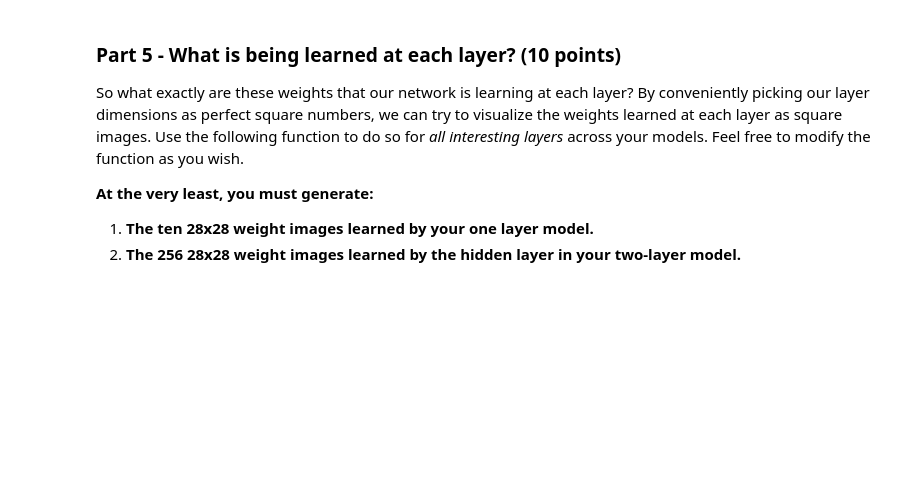
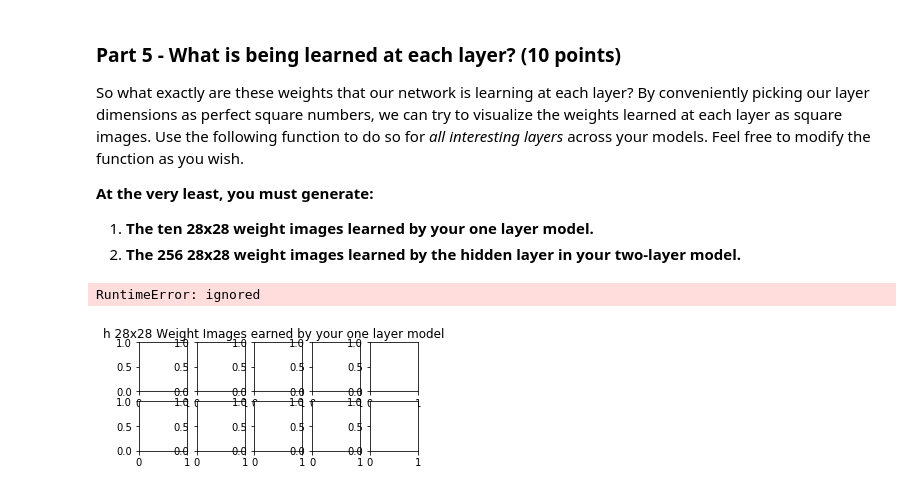
Before and after one commit to qingemeng/cs498-applied-machine-learning, a Jupyter notebook: HW8.ipynb, the cells around one changed output. Cells and saved outputs as stored; diff of their text form; code cells hidden in the pictures; blank space fills up the shorter version.

```diff
--- a/HW8.ipynb
+++ b/HW8.ipynb
@@ -207,13 +207,14 @@ class OneLayerModel(nn.Module):
     def __init__(self, input_dim, output_dim):
         super(OneLayerModel, self).__init__()
         ## YOUR CODE HERE ##
+        self.input_dim = input_dim
         self.linear = nn.Linear(input_dim, output_dim)
 
 
     def forward(self, x):
         ## YOUR CODE HERE ##
 #         print(f'Before reshape: {x.shape}')
-        x = x.reshape(-1, 28 * 28)
+        x = x.reshape(-1, self.input_dim)
 #         print(f'After reshape: {x.shape}')
         x = self.linear(x)
         return x
@@ -394,11 +397,20 @@ We'll now try to create a neural network with one hidden layer. This means that
 `torch.nn` has a module known as `nn.Sequential` that allows us to chain together other modules. This module implements a `forward()` function that automatically handles input-output connections etc. Check out the API at https://pytorch.org/docs/stable/nn.html#sequential.
 
 **Just like you did with the single layer model, define a class `TwoLayerModel`, a neural network with ReLU activation for the hidden layer. `nn.Sequential` may come in handy.**
-# %%
-class TwoLayerModel(nn.Module):
-    ## YOUR CODE HERE ##
-    def __init__(self):
-        pass
+# %%
+class TwoLayerModel(nn.Module):
+  ## YOUR CODE HERE ##
+  def __init__(self, input_dim, output_dim):
+    super(TwoLayerModel, self).__init__()
+    self.input_dim = input_dim
+    self.fc1 = nn.Linear(input_dim, 256)
+    self.fc2 = nn.Linear(256, output_dim)
+
+  def forward(self, x):
+    x = x.reshape(-1, self.input_dim)
+    x = F.relu(self.fc1(x))
+    x = self.fc2(x)
+    return x
 # %% [markdown]
 **Once again use the information provided above to do the following:**
 * ** Instantiate a `TwoLayerModel` with the appropriate input/output/hidden layer parameters.**
@@ -414,3 +420,9 @@ writer2 = None
+# %%
+## YOUR CODE HERE ##
+model2 = TwoLayerModel(28* 28, 10)
+loss2 = nn.CrossEntropyLoss()
+optimizer2 = optim.SGD(model2.parameters(), lr=1e-3, momentum=0.9)
+writer2 = SummaryWriter()
 # %% [markdown]
 Call `train` on your two layer neural network.
 # %%
@@ -455,3 +483,10 @@ def visualize_layer_weights(model, layer_idx, num_images, image_dim, title):
     for i in range(dim1):
         for j in range(dim2):
             ax[i][j].imshow(weights[dim2*i+j].reshape(image_dim,image_dim).detach().numpy(), cmap='gray')
+# %%
+visualize_layer_weights(model, 1, 10, 28, '10 28x28 Weight Images earned by one layer model')
+
+visualize_layer_weights(model2, 1, 256, 28, '256 28x28 weight images learned by the hidden layer in two-layer model')
+# %% [output]
+RuntimeError: ignored
+[figure, added]
```
Also changed, not shown: parts of 9 cells of this notebook.
